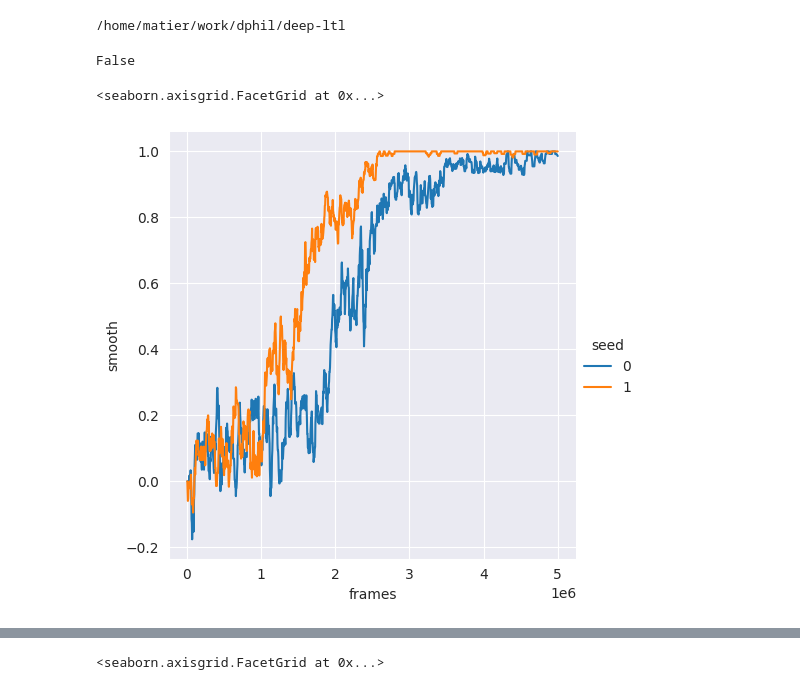
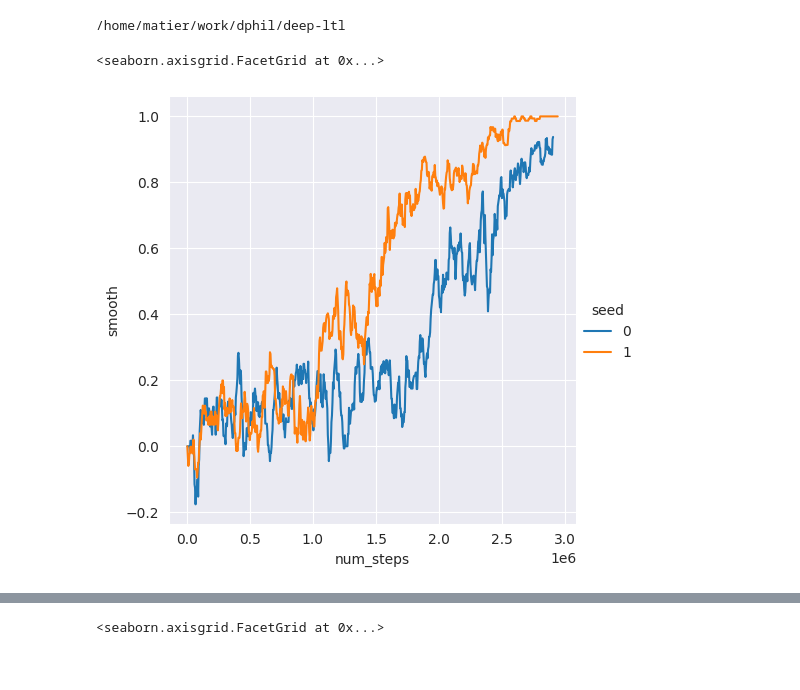
Before and after one commit to mattiagiuri/ltl_gnn, a Jupyter notebook: src/plot.ipynb, the cells around one changed output, grey strips where cells are left out. Drawn from its saved outputs; the diff is of its cells as text; code cells hidden in the pictures.

```diff
--- a/src/plot.ipynb
+++ b/src/plot.ipynb
@@ -14,12 +15,6 @@ def smooth(row, radius):
     y = np.ones(radius)
     z = np.ones(len(row))
     return np.convolve(row, y, 'same') / np.convolve(z, y, 'same')
-# %%
-import os
-os.listdir('experiments/ppo/PointLtl2-v0/fixed_random_neg_1')
-str.isnumeric('12323123a')
-# %% [output]
-False
 # %%
 def process_logs(experiment, smooth_radius=100):
     path = f'experiments/ppo/PointLtl2-v0/{experiment}'
@@ -35,13 +30,13 @@ def process_logs(experiment, smooth_radius=100):
         dfs.append(df)
     return pd.concat(dfs)
 # %%
-exp = 'fixed_random_neg_1'
+exp = 'parserefactor'
 df = process_logs(exp, smooth_radius=10)
 # %%
-sns.relplot(df, x='frames', y='smooth', kind='line', hue='seed', errorbar='sd')
+sns.relplot(df, x='num_steps', y='smooth', kind='line', hue='seed', errorbar='sd')
 # %% [output]
 <seaborn.axisgrid.FacetGrid at 0x...>
-[figure, old version]
+[figure, new version]
 # %%
 df
 # %% [output]
```
Also changed, not shown: parts of 2 cells of this notebook, 21 other files.
